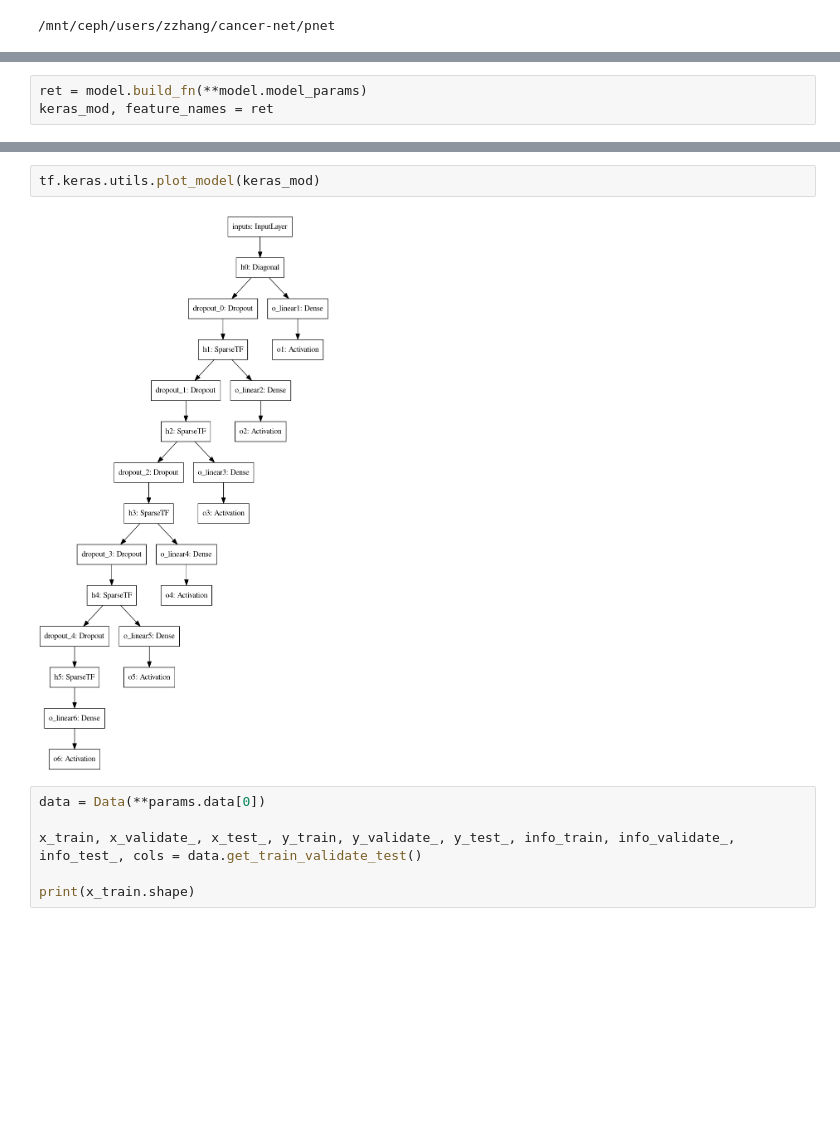
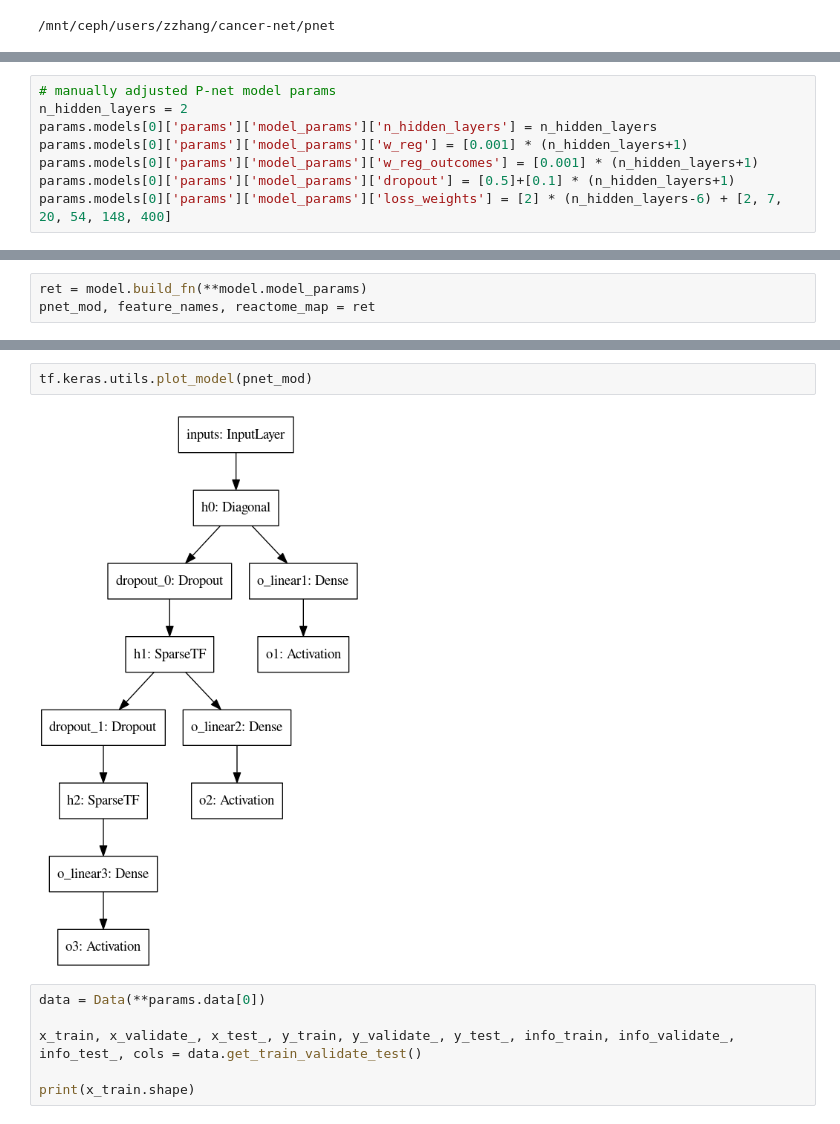
Before and after one commit to zhanglab-aim/cancer-net, a Jupyter notebook: demos/prostate_pnet.ipynb, the cells around one changed output, grey strips where cells are left out. Cells and saved outputs as stored; diff of their text form; blank space fills up the shorter version.

Commit message:
Run pysr on pnet with minor tweaks

```diff
--- a/demos/prostate_pnet.ipynb
+++ b/demos/prostate_pnet.ipynb
@@ -49,3 +54,11 @@ params = imp.load_source(params_file, params_file_full)
+# %%
+# manually adjusted P-net model params
+n_hidden_layers = 2
+params.models[0]['params']['model_params']['n_hidden_layers'] = n_hidden_layers
+params.models[0]['params']['model_params']['w_reg'] = [0.001] * (n_hidden_layers+1)
+params.models[0]['params']['model_params']['w_reg_outcomes'] = [0.001] * (n_hidden_layers+1)
+params.models[0]['params']['model_params']['dropout'] = [0.5]+[0.1] * (n_hidden_layers+1)
+params.models[0]['params']['model_params']['loss_weights'] = [2] * (n_hidden_layers-6) + [2, 7, 20, 54, 148, 400]
 # %%
 # model inherits a sklearn BaseEstimator
 model = Model(**params.models[0]['params'])
@@ -70,6 +83,6 @@ model.get_params()
  'build_fn': <function model.builders.prostate_models.build_pnet2(optimizer, w_reg, w_reg_outcomes, add_unk_genes=True, sparse=True, loss_weights=1.0, dropout=0.5, use_bias=False, activation='tanh', l ...
 # %%
 ret = model.build_fn(**model.model_params)
-keras_mod, feature_names = ret
+pnet_mod, feature_names, reactome_map = ret
 # %% [output]
 {'id': 'ALL', 'type': 'prostate_paper', 'params': {'data_type': ['mut_important', 'cnv_del', 'cnv_amp'], 'drop_AR': False, 'cnv_levels': 3, 'mut_binary': True, 'balanced_data': False, 'combine_type':  ...
@@ -120,9 +133,9 @@ Trainable params: 71,009
 Non-trainable params: 0
 __________________________________________________________________________________________________
 # %%
-tf.keras.utils.plot_model(keras_mod)
+tf.keras.utils.plot_model(pnet_mod)
 # %% [output]
-[figure, old version]
+[figure, new version]
 # %%
 data = Data(**params.data[0])
 
```
Also changed, not shown: parts of 23 cells of this notebook, 4 other files.
